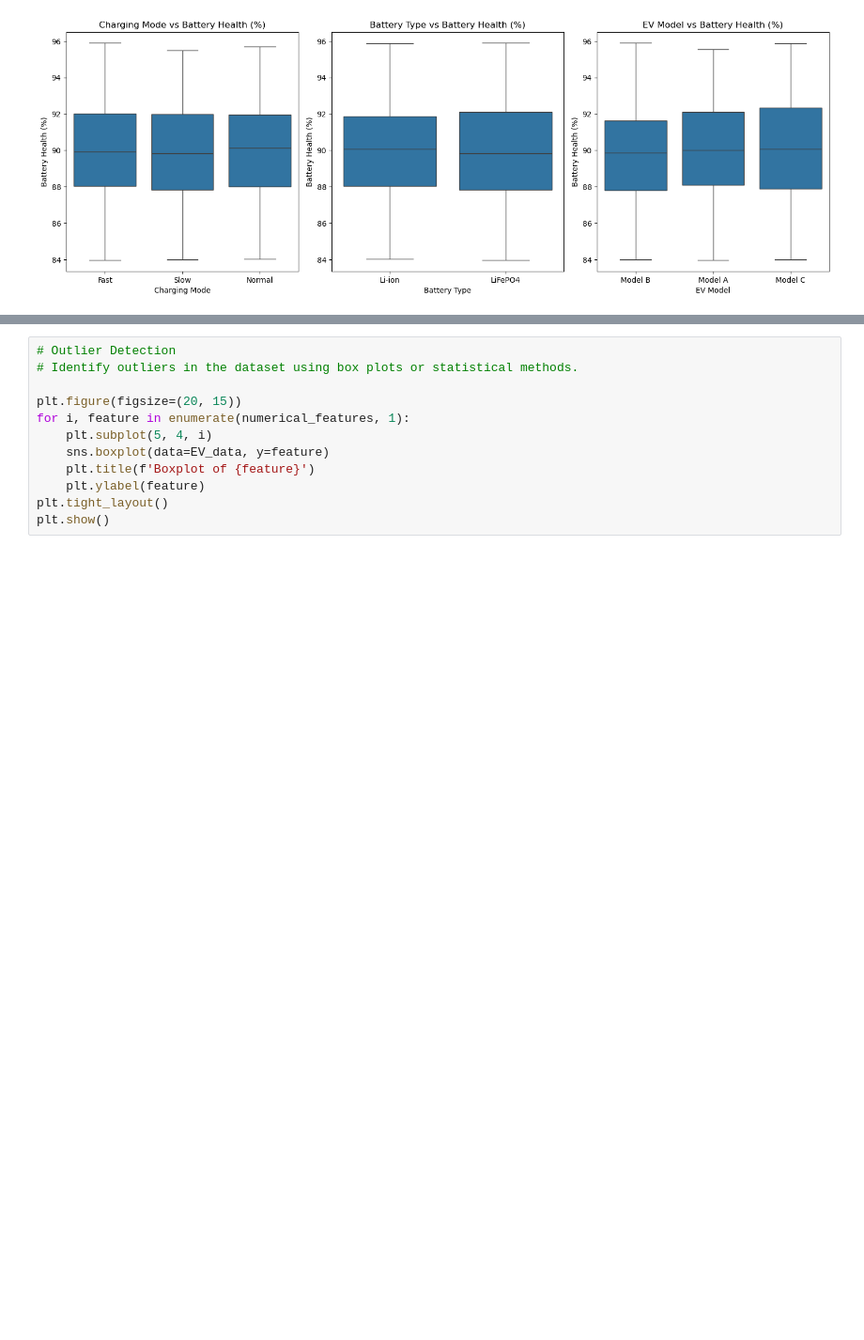
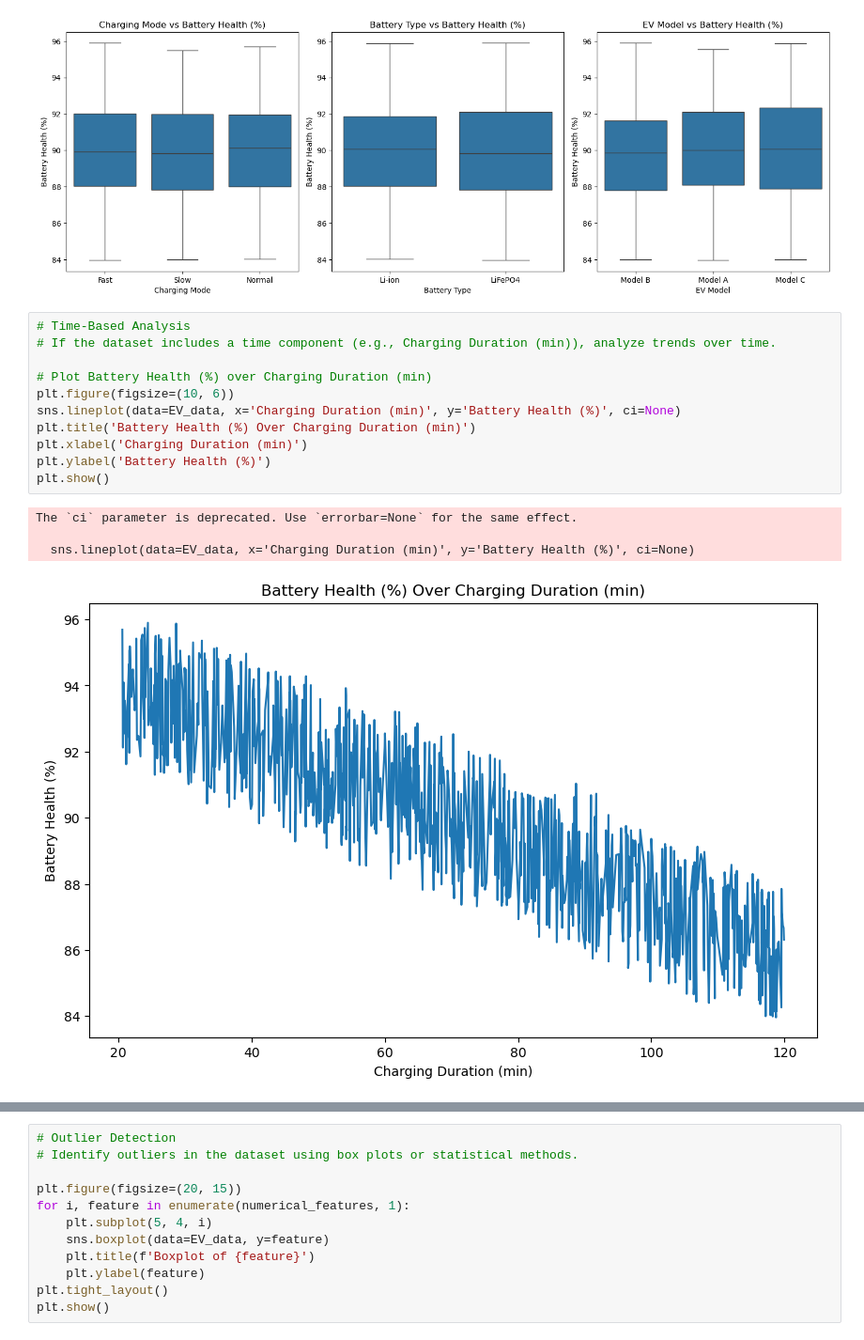
Before and after one commit to Karan9603/Final-Project--EV-Li-Battery-Health-Prediction-using-machine-Learning-and-Streamlit-Deployment-, a Jupyter notebook: Battery _Life _Predict.ipynb, the cells around one changed output, grey strips where cells are left out. Shown at 94% size. Cells and saved outputs as stored; diff of their text form; blank space fills up the shorter version.

```diff
--- a/Battery _Life _Predict.ipynb
+++ b/Battery _Life _Predict.ipynb
@@ -140,3 +146,19 @@ plt.tight_layout()
 plt.show()
 # %% [output]
 [figure]
+# %%
+# Time-Based Analysis
+# If the dataset includes a time component (e.g., Charging Duration (min)), analyze trends over time.
+
+# Plot Battery Health (%) over Charging Duration (min)
+plt.figure(figsize=(10, 6))
+sns.lineplot(data=EV_data, x='Charging Duration (min)', y='Battery Health (%)', ci=None)
+plt.title('Battery Health (%) Over Charging Duration (min)')
+plt.xlabel('Charging Duration (min)')
+plt.ylabel('Battery Health (%)')
+plt.show()
+# %% [output]
+The `ci` parameter is deprecated. Use `errorbar=None` for the same effect.
+
+  sns.lineplot(data=EV_data, x='Charging Duration (min)', y='Battery Health (%)', ci=None)
+[figure, added]
```
Also changed, not shown: parts of 21 cells of this notebook, 7 other files.
